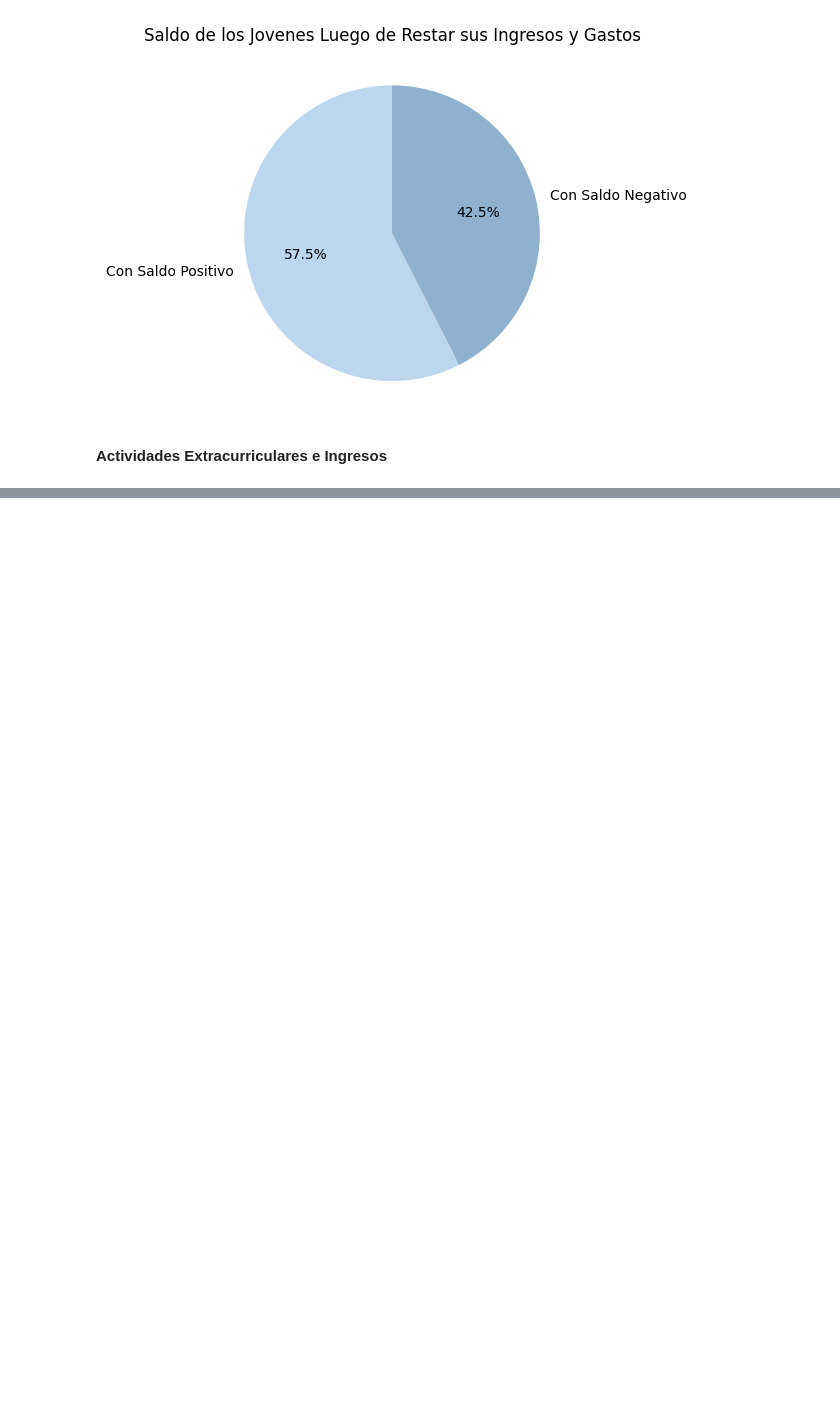
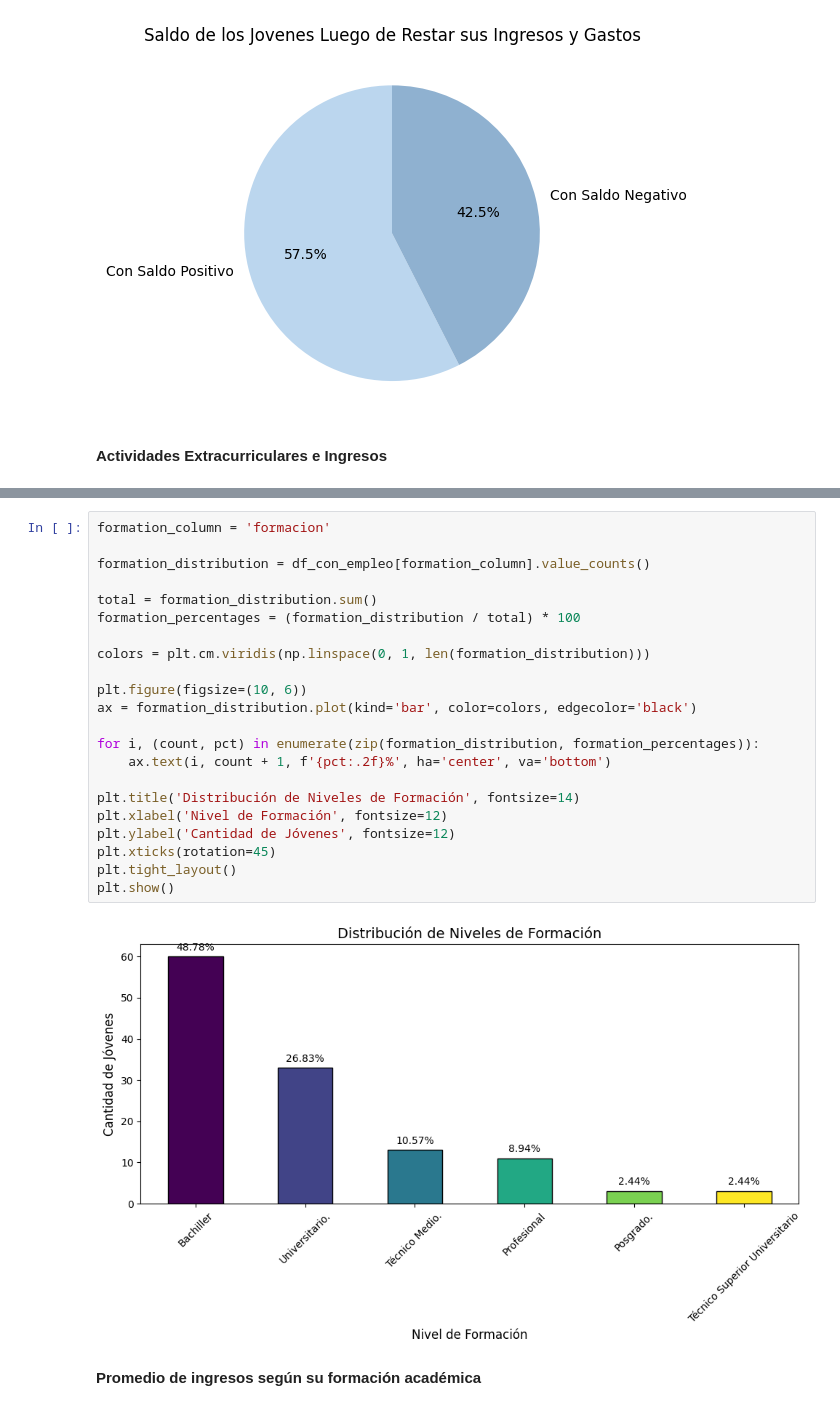
Before and after one commit to manumaldonado/Proyecto-Samsung, a Jupyter notebook: clean_data.ipynb, the cells around one changed output, grey strips where cells are left out. Saved outputs shown, nothing was run; the diff lists cells and outputs as text; blank space fills up the shorter version.

```diff
--- a/clean_data.ipynb
+++ b/clean_data.ipynb
@@ -1010,0 +1033,26 @@ Name: count, dtype: float64
+# %%
+formation_column = 'formacion'
+
+formation_distribution = df_con_empleo[formation_column].value_counts()
+
+total = formation_distribution.sum()
+formation_percentages = (formation_distribution / total) * 100
+
+colors = plt.cm.viridis(np.linspace(0, 1, len(formation_distribution)))
+
+plt.figure(figsize=(10, 6))
+ax = formation_distribution.plot(kind='bar', color=colors, edgecolor='black')
+
+for i, (count, pct) in enumerate(zip(formation_distribution, formation_percentages)):
+    ax.text(i, count + 1, f'{pct:.2f}%', ha='center', va='bottom')
+
+plt.title('Distribución de Niveles de Formación', fontsize=14)
+plt.xlabel('Nivel de Formación', fontsize=12)
+plt.ylabel('Cantidad de Jóvenes', fontsize=12)
+plt.xticks(rotation=45)
+plt.tight_layout()
+plt.show()
+# %% [output]
+[figure, added]
+# %% [markdown]
+**Promedio de ingresos según su formación académica**
```
Also changed, not shown: parts of 12 cells of this notebook, 1 other file.
